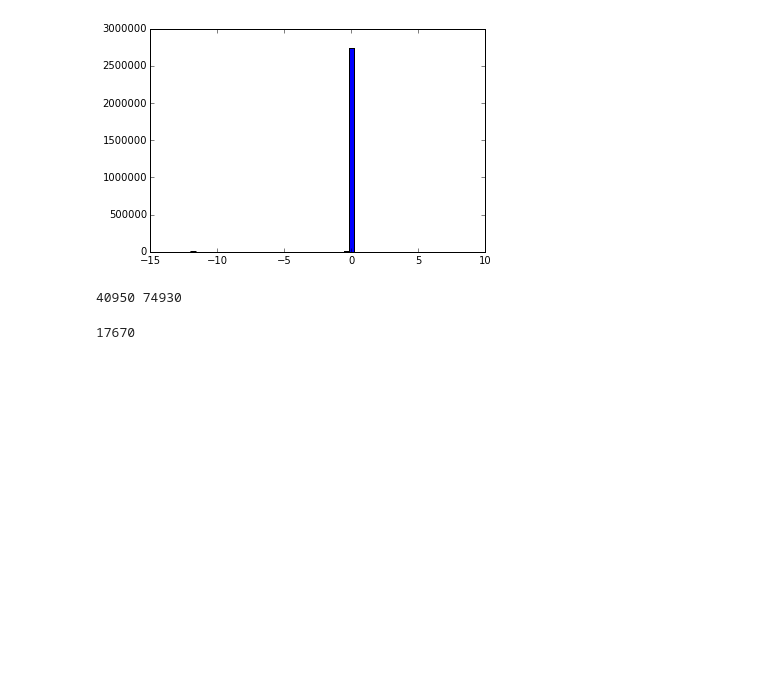
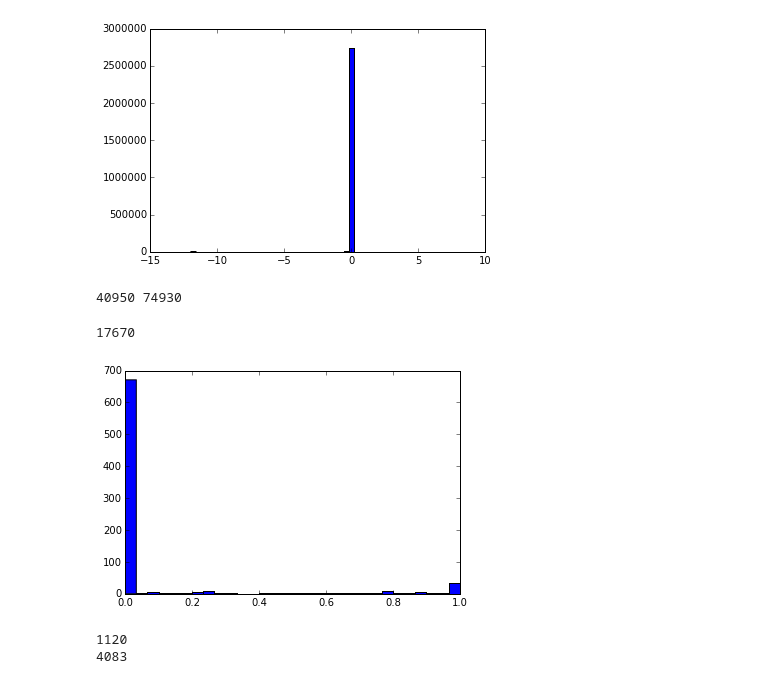
Before and after one commit to jmgilmer/AdversarialMNIST, a Jupyter notebook: explore_baseline_vs_l1reg_models.ipynb, the cells around one changed output. Saved outputs shown, nothing was run; the diff lists cells and outputs as text; code cells hidden in the pictures; blank space fills up the shorter version.

```diff
--- a/explore_baseline_vs_l1reg_models.ipynb
+++ b/explore_baseline_vs_l1reg_models.ipynb
@@ -217,0 +244,14 @@ img =
+# %%
+img = df_baseline["Image"][0]
+plot = plt.hist(img, bins = 30)
+# %% [output]
+[figure, added]
+# %%
+bad_05 = bad_samples_baseline[(bad_samples_baseline["Gradient Step"] > .049) &
+                              (bad_samples_baseline["Gradient Step"] < .051)]
+print len(bad_05)
+bad_1 = bad_samples_baseline[bad_samples_baseline["Gradient Step"] == .1]
+print len(bad_1)
+# %% [output]
+1120
+4083
```
Also changed, not shown: parts of 13 cells of this notebook, 7 other files.
